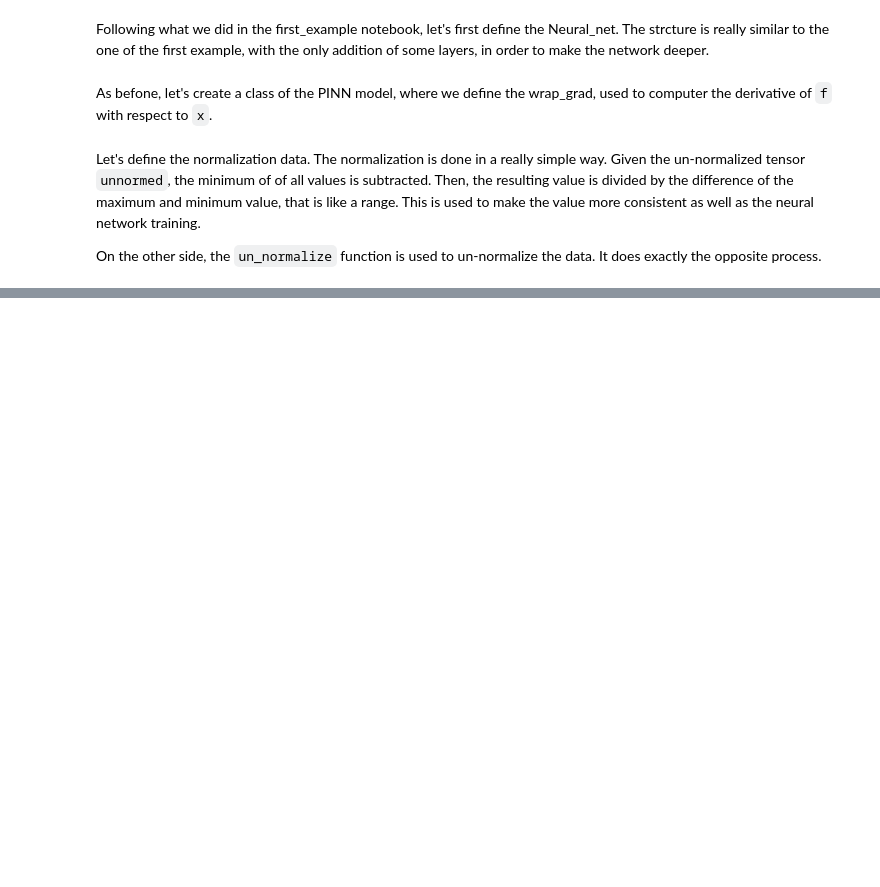
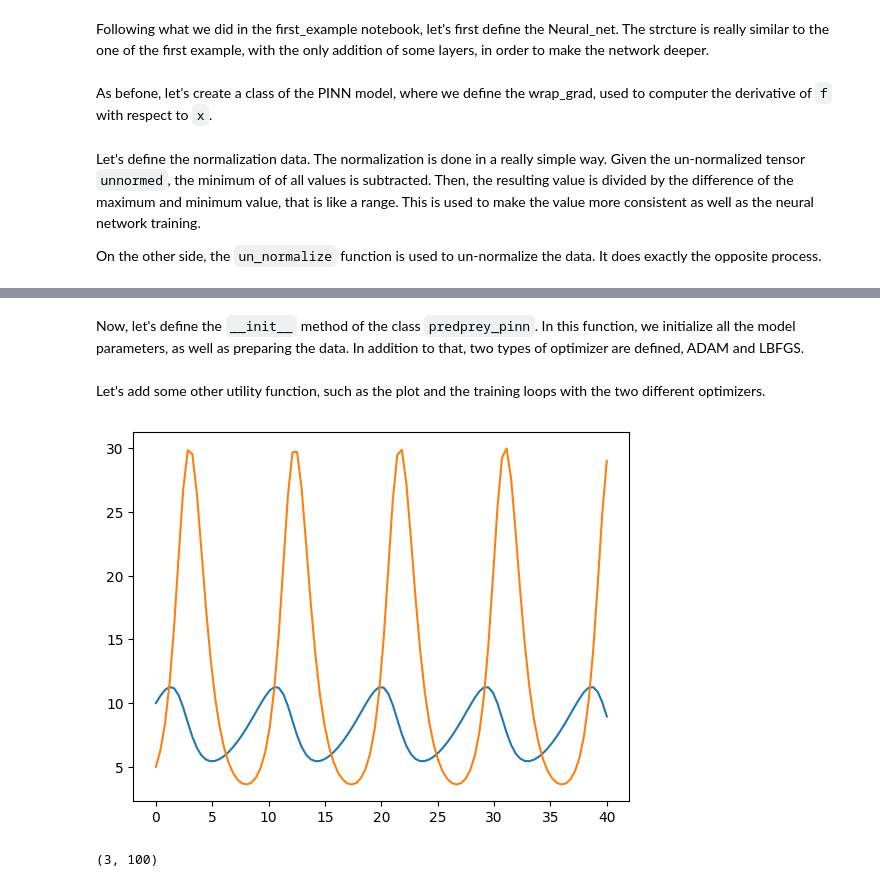
Before and after one commit to giovannipollo/PINN-learning, a Jupyter notebook: notebooks/lotka_volterra.ipynb, the cells around one changed output, grey strips where cells are left out. Saved outputs shown, nothing was run; the diff lists cells and outputs as text; code cells hidden in the pictures; blank space fills up the shorter version.

```diff
--- a/notebooks/lotka_volterra.ipynb
+++ b/notebooks/lotka_volterra.ipynb
@@ -101,0 +110,2 @@ class predprey_pinn(predprey_pinn):
+# %% [markdown]
+Now, let's define the `__init__` method of the class `predprey_pinn`. In this function, we initialize all the model parameters, as well as preparing the data. In addition to that, two types of optimizer are defined, ADAM and LBFGS.
@@ -101,0 +144,2 @@ class predprey_pinn(predprey_pinn):
+# %% [markdown]
+Let's add some other utility function, such as the plot and the training loops with the two different optimizers.
@@ -101,0 +186,22 @@ class predprey_pinn(predprey_pinn):
+# %%
+alpha = 0.25
+beta = 0.02
+delta = 0.25
+gamma = 2
+
+
+def pp_ode(state, t):
+    x,y = state
+    dx = alpha*x -beta*x*y
+    dy = delta*x*y - y*gamma
+    return [dx, dy]
+
+t = np.linspace(0,40,100)
+sol = odeint(pp_ode,y0 =[10,5], t=t)
+
+plt.plot(t, sol[:,0])
+plt.plot(t, sol[:,1])
+
+inp_dat = np.array([t, sol[:,0], sol[:,1]])
+# %% [output]
+[figure, added]
@@ -101,0 +210,4 @@ class predprey_pinn(predprey_pinn):
+# %%
+inp_dat.shape
+# %% [output]
+(3, 100)
```
Also changed, not shown: parts of 7 cells of this notebook.
